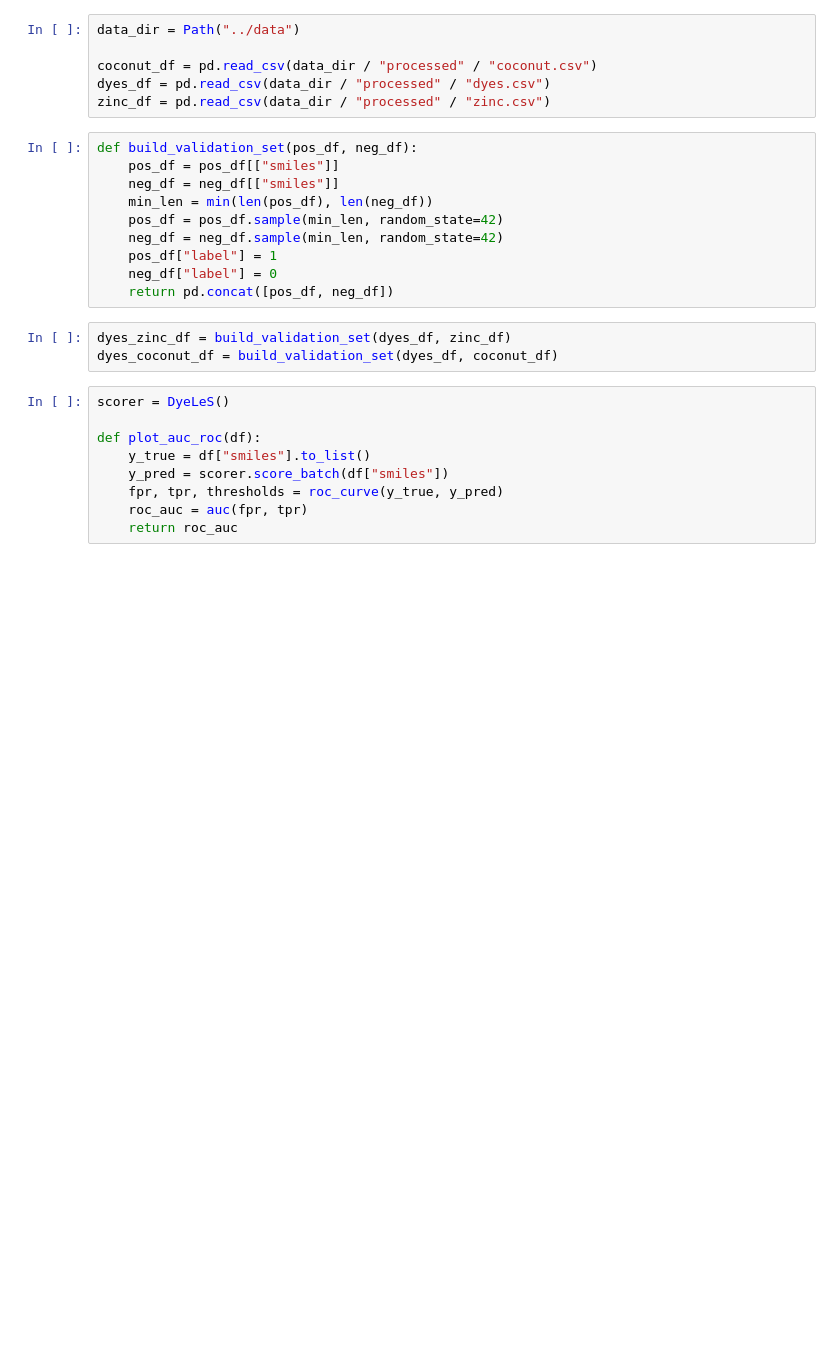
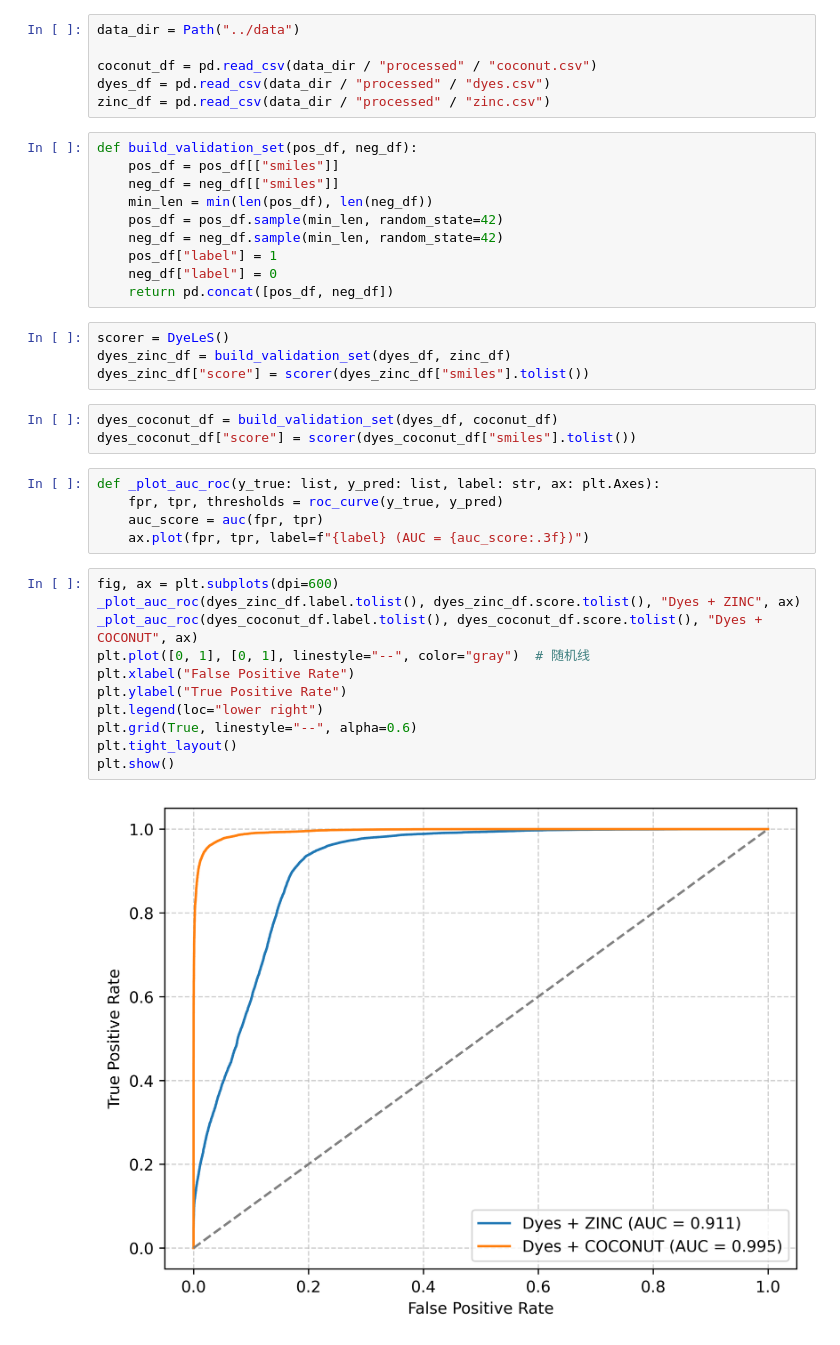
Before and after one commit to MolAstra/DyeLeS, a Jupyter notebook: notebooks/validation.ipynb, the cells around one changed output. Drawn from its saved outputs; the diff is of its cells as text; blank space fills up the shorter version.

```diff
--- a/notebooks/validation.ipynb
+++ b/notebooks/validation.ipynb
@@ -19,15 +21,28 @@ def build_validation_set(pos_df, neg_df):
     pos_df["label"] = 1
     neg_df["label"] = 0
     return pd.concat([pos_df, neg_df])
-# %%
-dyes_zinc_df = build_validation_set(dyes_df, zinc_df)
-dyes_coconut_df = build_validation_set(dyes_df, coconut_df)
-# %%
-scorer = DyeLeS()
-
-def plot_auc_roc(df):
-    y_true = df["smiles"].to_list()
-    y_pred = scorer.score_batch(df["smiles"])
-    fpr, tpr, thresholds = roc_curve(y_true, y_pred)
-    roc_auc = auc(fpr, tpr)
-    return roc_auc
+# %%
+scorer = DyeLeS()
+dyes_zinc_df = build_validation_set(dyes_df, zinc_df)
+dyes_zinc_df["score"] = scorer(dyes_zinc_df["smiles"].tolist())
+# %%
+dyes_coconut_df = build_validation_set(dyes_df, coconut_df)
+dyes_coconut_df["score"] = scorer(dyes_coconut_df["smiles"].tolist())
+# %%
+def _plot_auc_roc(y_true: list, y_pred: list, label: str, ax: plt.Axes):
+    fpr, tpr, thresholds = roc_curve(y_true, y_pred)
+    auc_score = auc(fpr, tpr)
+    ax.plot(fpr, tpr, label=f"{label} (AUC = {auc_score:.3f})")
+# %%
+fig, ax = plt.subplots(dpi=600)
+_plot_auc_roc(dyes_zinc_df.label.tolist(), dyes_zinc_df.score.tolist(), "Dyes + ZINC", ax)
+_plot_auc_roc(dyes_coconut_df.label.tolist(), dyes_coconut_df.score.tolist(), "Dyes + COCONUT", ax)
+plt.plot([0, 1], [0, 1], linestyle="--", color="gray")  # 随机线
+plt.xlabel("False Positive Rate")
+plt.ylabel("True Positive Rate")
+plt.legend(loc="lower right")
+plt.grid(True, linestyle="--", alpha=0.6)
+plt.tight_layout()
+plt.show()
+# %% [output]
+[figure, added]
```
Also changed, not shown: parts of 8 cells of this notebook, 1 other file.
